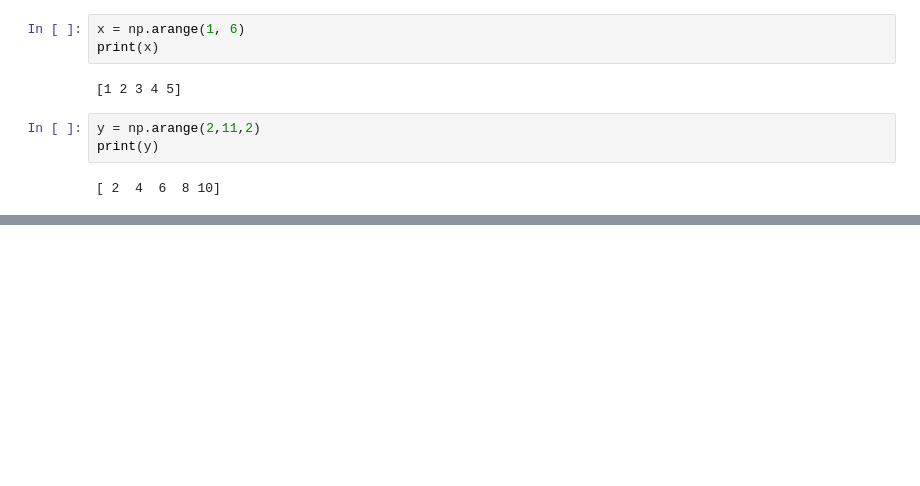
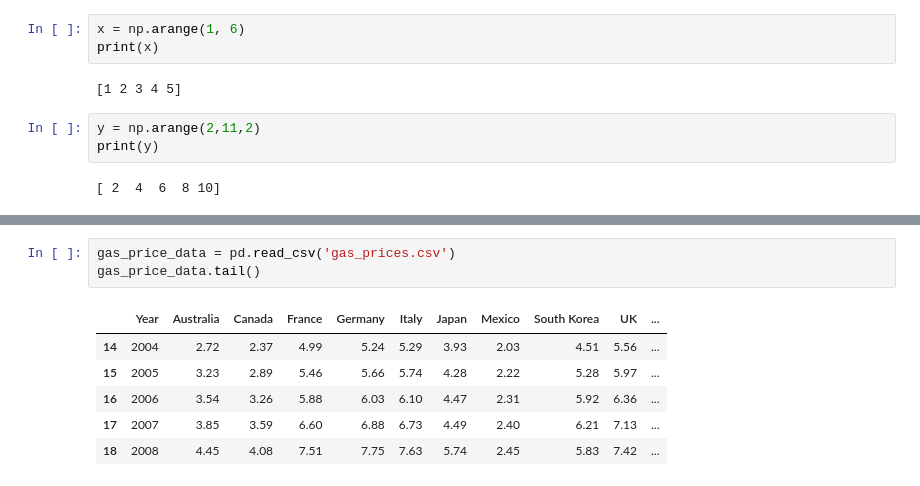
Before and after one commit to Erick-Ondiwa/Machine_Learning_Programming, a Jupyter notebook: 4_matplotlib_library/1_intro_to_matplotlib.ipynb, the cells around one changed output, grey strips where cells are left out. Saved outputs shown, nothing was run; the diff lists cells and outputs as text; blank space fills up the shorter version.

```diff
--- a/4_matplotlib_library/1_intro_to_matplotlib.ipynb
+++ b/4_matplotlib_library/1_intro_to_matplotlib.ipynb
@@ -27,0 +31,10 @@ plt.show()
+# %%
+gas_price_data = pd.read_csv('gas_prices.csv')
+gas_price_data.tail()
+# %% [output]
+|  | Year | Australia | Canada | France | Germany | Italy | Japan | Mexico | South Korea | UK | ... |
+| 14 | 2004 | 2.72 | 2.37 | 4.99 | 5.24 | 5.29 | 3.93 | 2.03 | 4.51 | 5.56 | ... |
+| 15 | 2005 | 3.23 | 2.89 | 5.46 | 5.66 | 5.74 | 4.28 | 2.22 | 5.28 | 5.97 | ... |
+| 16 | 2006 | 3.54 | 3.26 | 5.88 | 6.03 | 6.10 | 4.47 | 2.31 | 5.92 | 6.36 | ... |
+| 17 | 2007 | 3.85 | 3.59 | 6.60 | 6.88 | 6.73 | 4.49 | 2.40 | 6.21 | 7.13 | ... |
+| 18 | 2008 | 4.45 | 4.08 | 7.51 | 7.75 | 7.63 | 5.74 | 2.45 | 5.83 | 7.42 | ... |
```
Also changed, not shown: parts of 5 cells of this notebook, 10 other files.
